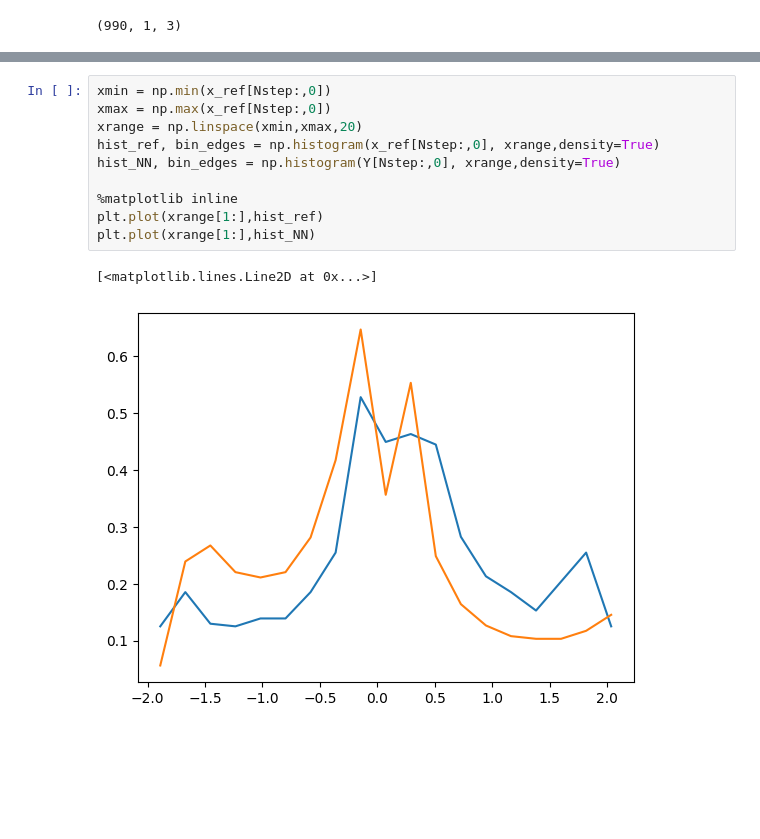
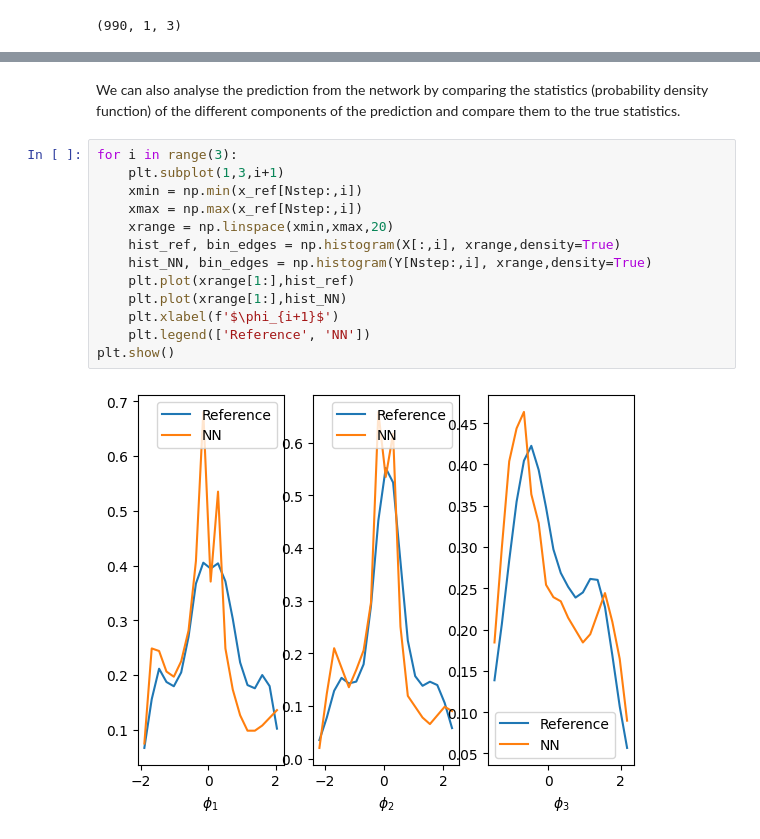
Before and after one commit to ndoan-icl/CYPHER_MLSchool_Brussels2026, a Jupyter notebook: 03_LSTM_Lorenz.ipynb, the cells around one changed output, grey strips where cells are left out. Cells and saved outputs as stored; diff of their text form; blank space fills up the shorter version.

```diff
--- a/03_LSTM_Lorenz.ipynb
+++ b/03_LSTM_Lorenz.ipynb
@@ -256,13 +256,17 @@ ax3d.plot(Y[Nstep:,0],Y[Nstep:,1],Y[Nstep:,2],'r')
+# %% [markdown]
+We can also analyse the prediction from the network by comparing the statistics (probability density function) of the different components of the prediction and compare them to the true statistics.
 # %%
-xmin = np.min(x_ref[Nstep:,0])
-xmax = np.max(x_ref[Nstep:,0])
-xrange = np.linspace(xmin,xmax,20)
-hist_ref, bin_edges = np.histogram(x_ref[Nstep:,0], xrange,density=True)
-hist_NN, bin_edges = np.histogram(Y[Nstep:,0], xrange,density=True)
-
-%matplotlib inline
-plt.plot(xrange[1:],hist_ref)
-plt.plot(xrange[1:],hist_NN)
+for i in range(3):
+    plt.subplot(1,3,i+1)
+    xmin = np.min(x_ref[Nstep:,i])
+    xmax = np.max(x_ref[Nstep:,i])
+    xrange = np.linspace(xmin,xmax,20)
+    hist_ref, bin_edges = np.histogram(X[:,i], xrange,density=True)
+    hist_NN, bin_edges = np.histogram(Y[Nstep:,i], xrange,density=True)
+    plt.plot(xrange[1:],hist_ref)
+    plt.plot(xrange[1:],hist_NN)
+    plt.xlabel(f'$\phi_{i+1}$')
+    plt.legend(['Reference', 'NN'])
+plt.show()
 # %% [output]
-[<matplotlib.lines.Line2D at 0x...>]
-[figure, old version]
+[figure, new version]
```
Also changed, not shown: parts of 4 cells of this notebook, 4 other files.
